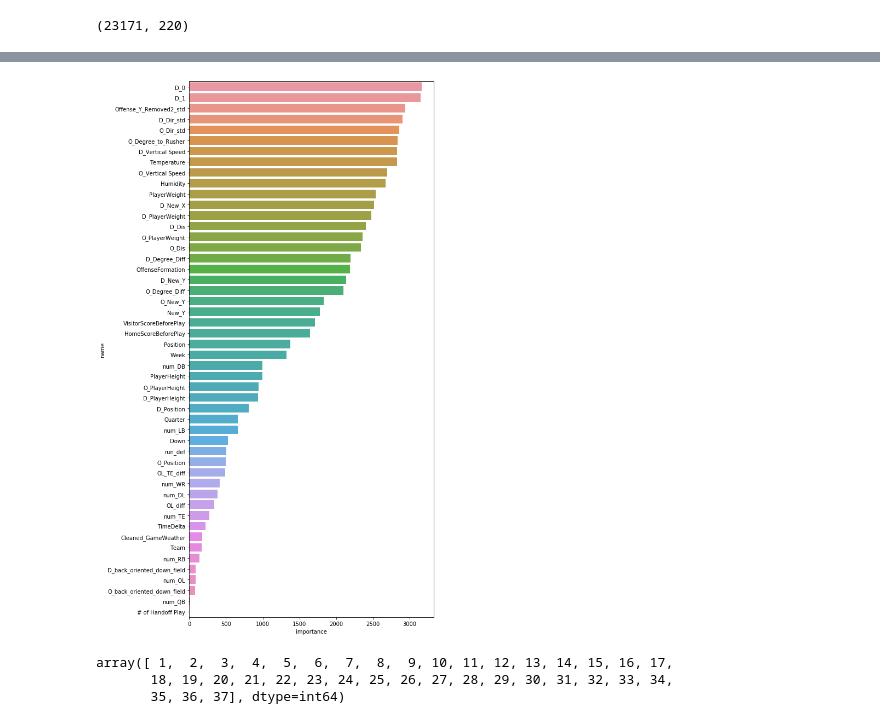
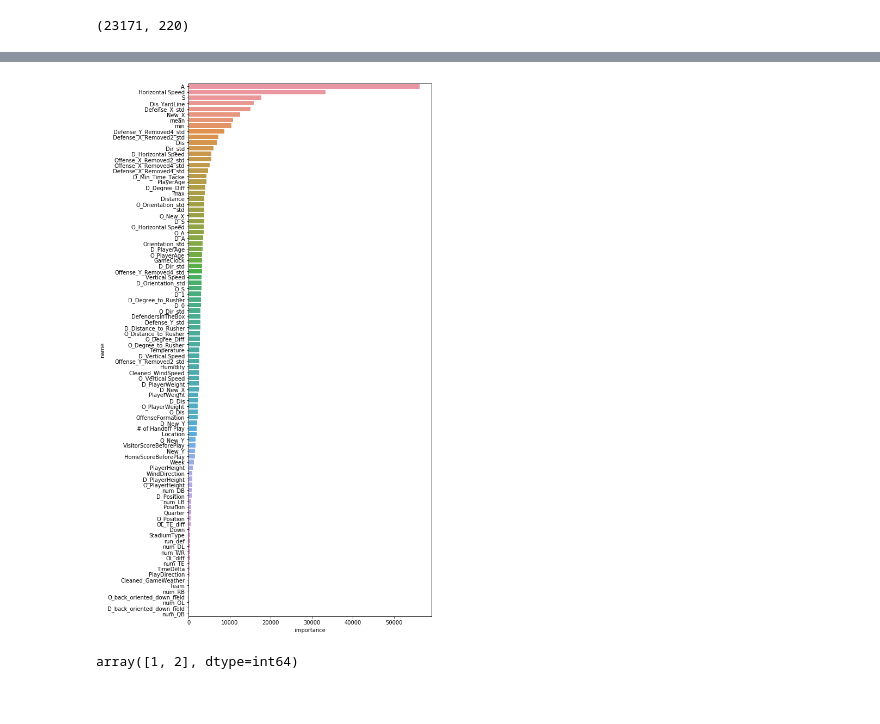
Before and after one commit to yxm162930/NFL, a Jupyter notebook: NFL Model.ipynb, the cells around one changed output, grey strips where cells are left out. Saved outputs shown, nothing was run; the diff lists cells and outputs as text; code cells hidden in the pictures.

```diff
--- a/NFL Model.ipynb
+++ b/NFL Model.ipynb
@@ -76,3 +68,5 @@ train_df = pd.read_csv(r'C:\Users\38980\OneDrive\Desktop\study\kaggle\NFL\train.
+# %%
+train_df = pd.read_csv(r'\\Neptune\RiskMgmtArchive\3 Temp Hold\Temp_Jason\research\train.csv')
 # %%
 #team abbreviations correct
 def data_clean(df):
@@ -264,6 +362,11 @@ def split_data(df):
     df1 = df1.merge(Defense_Y_Removed2_std,how = 'left',  on ='PlayId')
     df1 = df1.merge(Defense_X_Removed4_std,how = 'left',  on ='PlayId')
     df1 = df1.merge(Defense_Y_Removed4_std,how = 'left',  on ='PlayId')
+
+#defence min,max,mean,std distance to rusher
+    stat = df3.groupby(['GameId','PlayId']).agg({'Distance_to_Rusher':['min','max','mean','std']})
+    stat.columns = stat.columns.droplevel()
+    df1 = df1.merge(stat,how = 'left', on='PlayId')
 
 # offense_X_Y_spread
     df2 = df2.sort_values(['PlayId','New_X'])
@@ -409,11 +512,11 @@ def split_data(df):
                  'Offense_X_Removed2_std','Offense_Y_Removed2_std','Offense_X_Removed4_std','Offense_Y_Removed4_std',\
                  'Defense_X_std','Defense_Y_std','Defense_X_Removed2_std','Offense_Y_Removed2_std','Defense_X_Removed4_std',\
                  'Defense_Y_Removed4_std',\
-                  'num_DL','num_LB','num_DB','num_QB','num_RB','num_WR','num_TE','num_OL','OL_diff','OL_TE_diff','run_def'\
-                 ]]
+                  'num_DL','num_LB','num_DB','num_QB','num_RB','num_WR','num_TE','num_OL','OL_diff','OL_TE_diff','run_def',\
+                 'min','max','std','mean']]
     rusher = rusher.sort_values('PlayId')
     game = df1[['PlayId','Cleaned_GameWeather','Humidity','Temperature', \
-              'Week']]
+              'Week','WindDirection','Cleaned_WindSpeed','Location','StadiumType','PlayDirection']]
     game = game.sort_values('PlayId')
     offender = df2[['PlayId','PlayerAge','PlayerHeight','PlayerWeight','New_X','New_Y','Orientation_std','Dir_std','back_oriented_down_field',\
                   'Horizontal Speed','Vertical Speed','S','A','Dis','Position','Distance_to_Rusher',\
@@ -543,7 +658,7 @@ class MultiLGBMClassifier():
             pred199s.append(pred199)
         return np.vstack(pred199s)
 # %%
-params = {'lambda_l1': 0.001, 'lambda_l2': 0.001,
+params = {'max_depth':5, 'lambda_l1': 0.001, 'lambda_l2': 0.001,
  'num_leaves': 40, 'feature_fraction': 0.4,
  'subsample': 0.4, 'min_child_samples': 10,
  'learning_rate': 0.01,
@@ -560,7 +675,8 @@ train_y = np.vstack(train_y_raw.apply(return_step).values)
 train_x = X
 # %%
 from sklearn.model_selection import train_test_split, KFold
-losses = []
+tr_losses = []
+val_losses = []
 models = []
 for k in range(1):
     kfold = KFold(5, random_state = 42 + k, shuffle = True)
@@ -570,13 +686,17 @@ for k in range(1):
         model = MultiLGBMClassifier(resolution = 5, params = params)
         model.fit(train_x[tr_inds], train_y_raw.values[tr_inds])
         preds = model.predict(train_x[val_inds])
+        preds_2 = model.predict(train_x[tr_inds])
         loss = np.mean((train_y[val_inds] - preds) ** 2)
+        loss_2 = np.mean((train_y[tr_inds] - preds_2) ** 2)
         models.append(model)
-        print(k_fold, loss)
-        losses.append(loss)
+        print(k_fold, loss_2, loss)
+        tr_losses.append(loss_2)
+        val_losses.append(loss)
 print("-------")
-print(losses)
-print(np.mean(losses))
+print(tr_losses)
+print(val_losses)
+print(np.mean(tr_losses), np.mean(val_losses))
 # %% [output]
 -----------
 -----------
@@ -629,15 +755,13 @@ plt.show()
 # %%
 plt.figure(figsize = (8, 18))
-sns.barplot(data = feature_importance_df.sort_values(by = "importance", ascending = False).tail(50), x = "importance", y = "name")
+sns.barplot(data = feature_importance_df.sort_values(by = "importance", ascending = False), x = "importance", y = "name")
 plt.show()
 # %% [output]
-[figure, old version]
+[figure, new version]
 # %%
-rusher['# of Handoff Play'].unique()
+rusher['num_QB'].unique()
 # %% [output]
-array([ 1,  2,  3,  4,  5,  6,  7,  8,  9, 10, 11, 12, 13, 14, 15, 16, 17,
-       18, 19, 20, 21, 22, 23, 24, 25, 26, 27, 28, 29, 30, 31, 32, 33, 34,
-       35, 36, 37], dtype=int64)
+array([1, 2], dtype=int64)
 # %%
 df2 = train[~train['IsRusher']]
 df2[['','Degree_Diff']]
```
Also changed, not shown: parts of 11 cells of this notebook.
